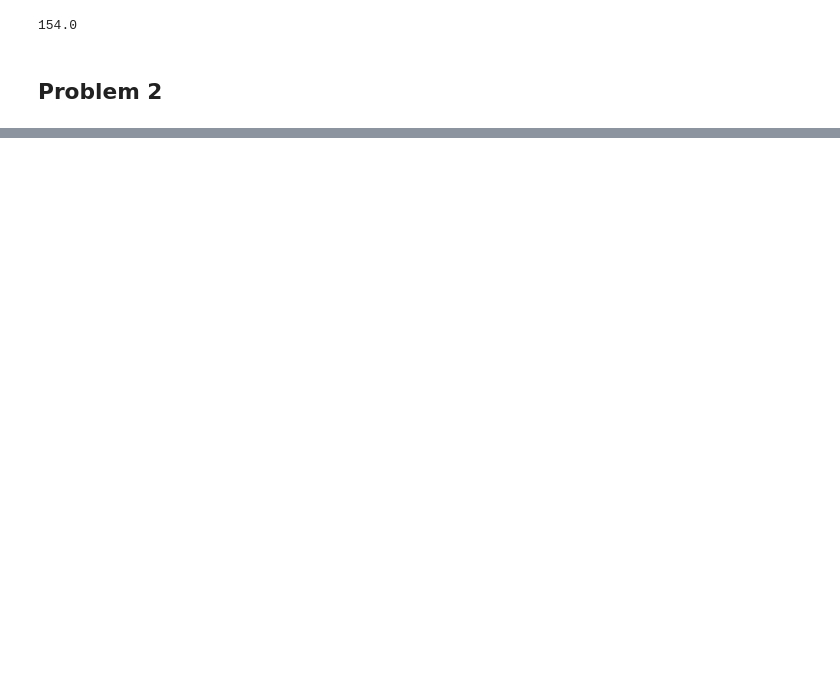
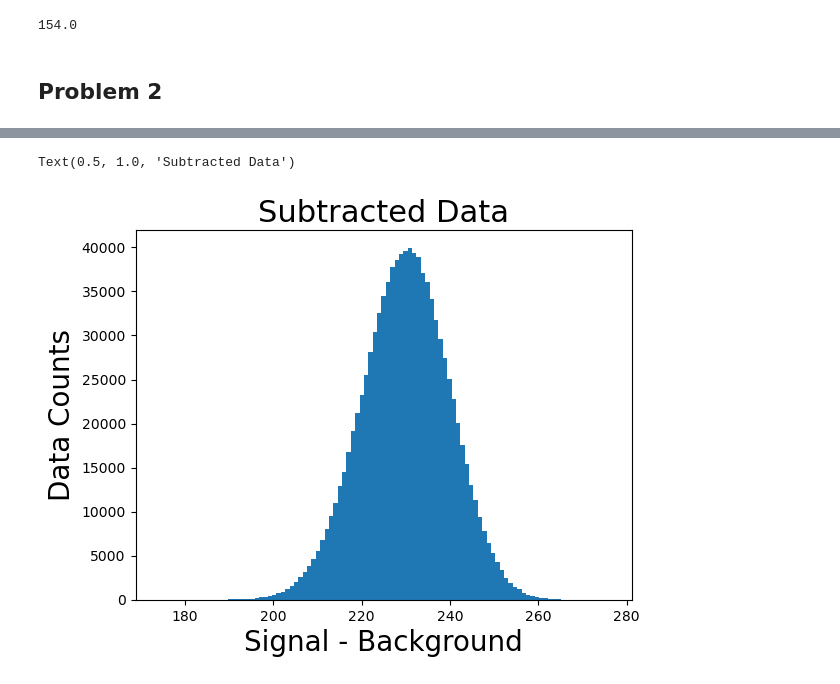
Before and after one commit to Mick-Ross/Computational-Data-Analysis, a Jupyter notebook: Lab 6/Lab 6.ipynb, the cells around one changed output, grey strips where cells are left out. Drawn from its saved outputs; the diff is of its cells as text; code cells hidden in the pictures; blank space fills up the shorter version.

```diff
--- a/Lab 6/Lab 6.ipynb
+++ b/Lab 6/Lab 6.ipynb
@@ -25,0 +108,11 @@ stats.poisson.ppf(probability, mu = 100)
+# %%
+signal = np.ones(1000000)*(330) # this 400 is the maximum value in our range of injected signals
+injectedSignal = signal - bkgd
+
+plt.hist(injectedSignal, bins = (max(injectedSignal) - min(injectedSignal) + 1).astype(np.int64))
+plt.ylabel('Data Counts', fontsize = 20)
+plt.xlabel('Signal - Background', fontsize = 20)
+plt.title("Subtracted Data", size = 22)
+# %% [output]
+Text(0.5, 1.0, 'Subtracted Data')
+[figure, added]
```
Also changed, not shown: parts of 17 cells of this notebook.
